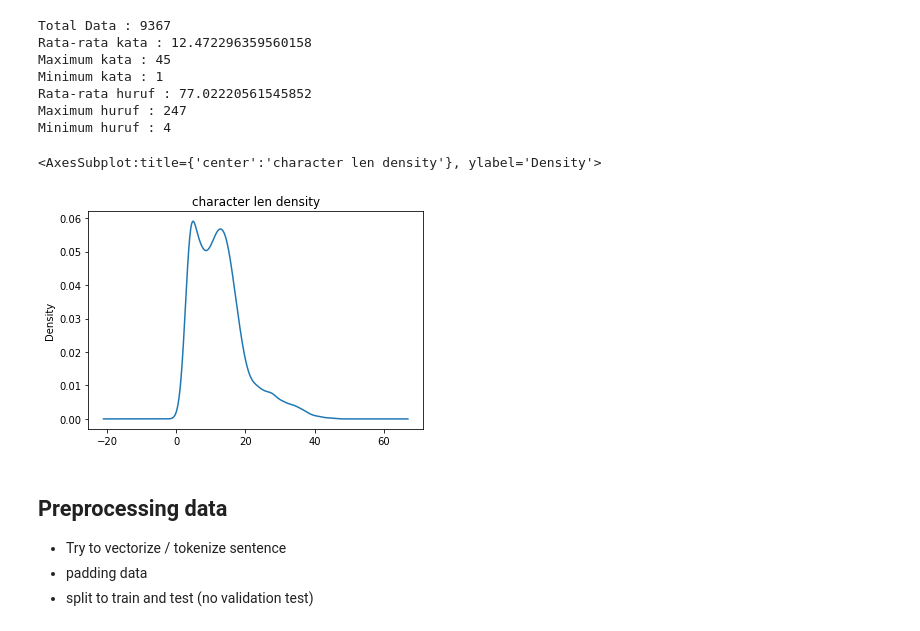
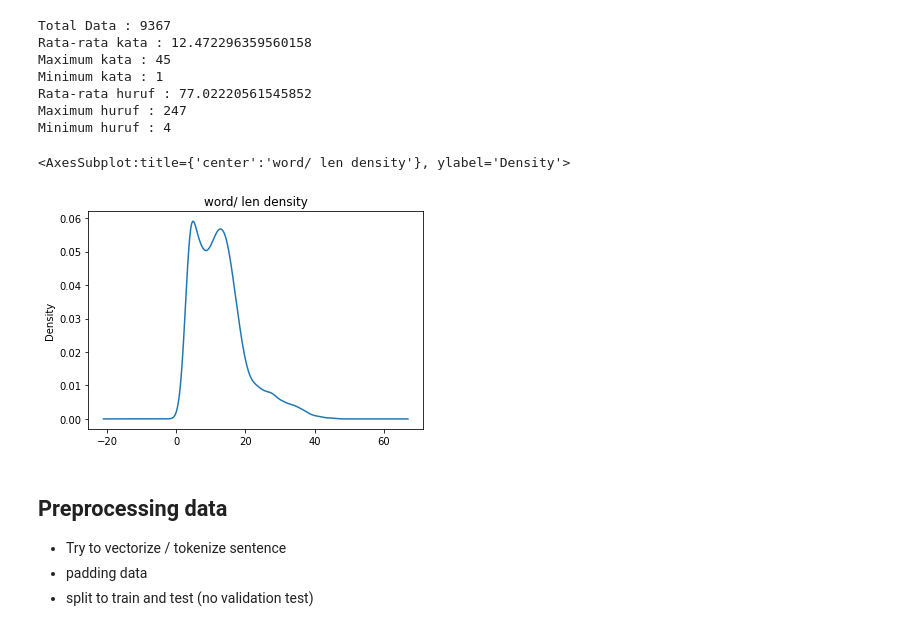
Before and after one commit to imam123ci/PKM-2021, a Jupyter notebook: TextMining/RNN.ipynb, the cells around one changed output. Drawn from its saved outputs; the diff is of its cells as text; code cells hidden in the pictures.

```diff
--- a/TextMining/RNN.ipynb
+++ b/TextMining/RNN.ipynb
@@ -60,11 +62,11 @@ word_len = base_data.text.str.split(' ').map(len) # recalculate so there is no e
 char_len = tweets.text.map(len)
 # %%
 # Explore Data
-word_len.plot.kde(title='character len density',x='string')
+word_len.plot.kde(title='word/ len density',x='string')
 #base_len.plot(title='character len per string',x='string ', y='word len')
 # %% [output]
-<AxesSubplot:title={'center':'character len density'}, ylabel='Density'>
+<AxesSubplot:title={'center':'word/ len density'}, ylabel='Density'>
-[figure, old version]
+[figure, new version]
 # %% [markdown]
 ## Preprocessing data
 - Try to vectorize / tokenize sentence
```
Also changed, not shown: parts of 7 cells of this notebook.
